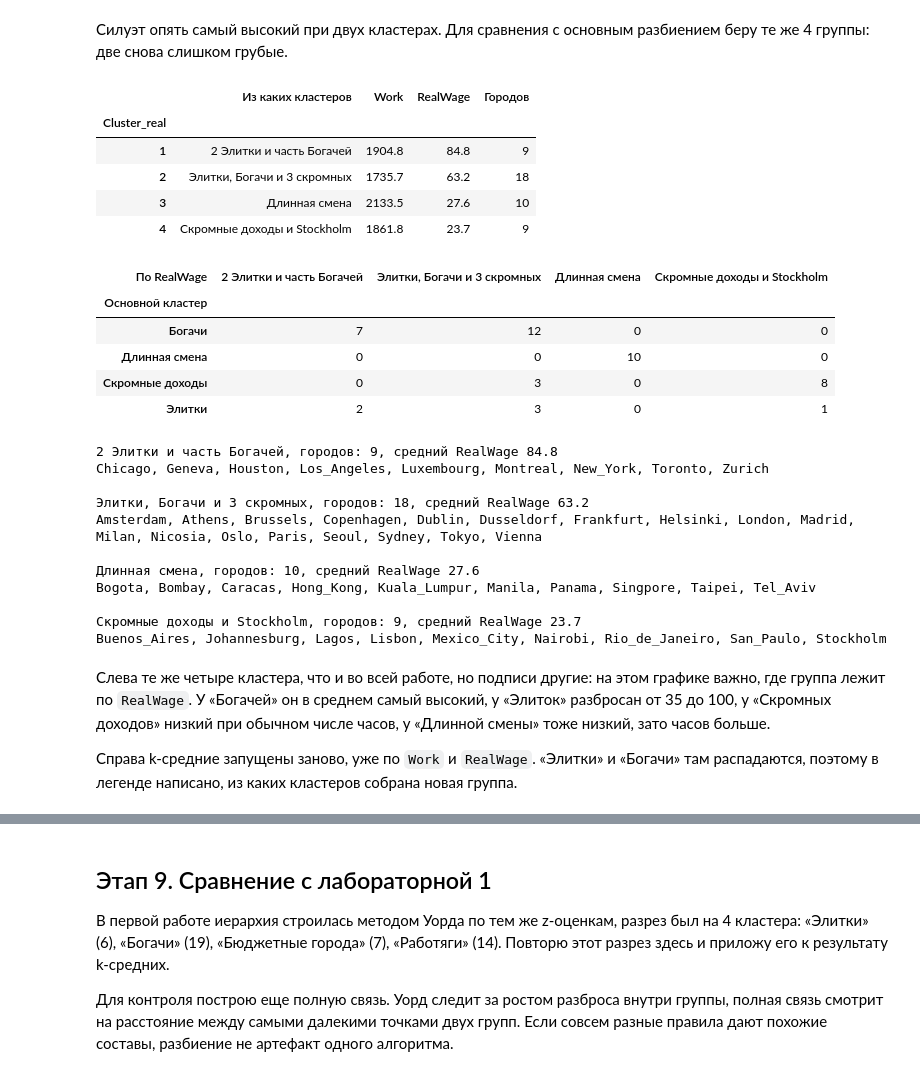
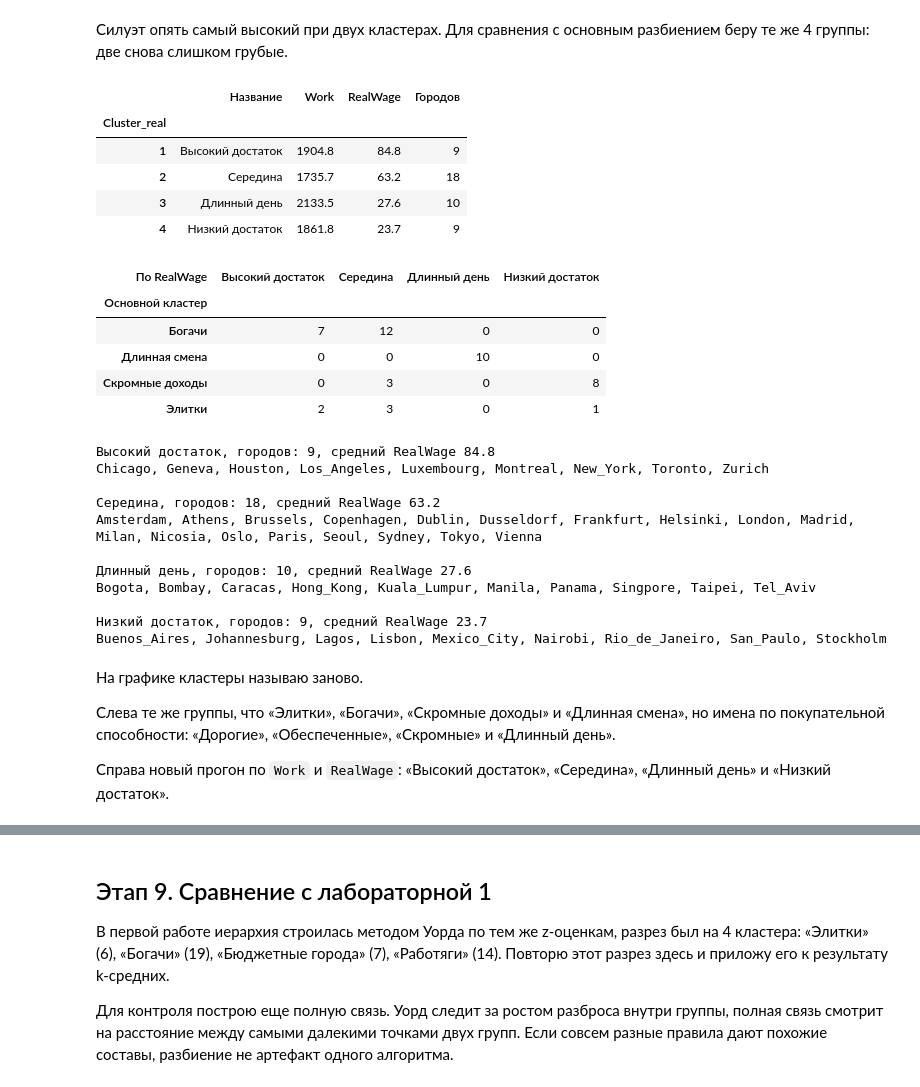
Before and after one commit to destorz11/Python-data-analysis, a Jupyter notebook: lab2_kmeans/notebooks/lab2_kmeans.ipynb, the cells around one changed output, grey strips where cells are left out. Cells and saved outputs as stored; diff of their text form; code cells hidden in the pictures.

```diff
--- a/lab2_kmeans/notebooks/lab2_kmeans.ipynb
+++ b/lab2_kmeans/notebooks/lab2_kmeans.ipynb
@@ -813,37 +813,37 @@ pd.Series(scores_real, index=range(2, 7), name='Silhouette').round(3).to_frame()
 Силуэт опять самый высокий при двух кластерах. Для сравнения с основным разбиением беру те же 4 группы: две снова слишком грубые.
 # %%
 real_names = {
-    1: '2 Элитки и часть Богачей',
-    2: 'Элитки, Богачи и 3 скромных',
-    3: 'Длинная смена',
-    4: 'Скромные доходы и Stockholm',
+    1: 'Высокий достаток',
+    2: 'Середина',
+    3: 'Длинный день',
+    4: 'Низкий достаток',
 }
 
 real_labels = KMeans(n_clusters=4, init='k-means++', n_init=50, random_state=0).fit(X_real).labels_
 real_labels = pd.Series(real_labels, index=df_clusters.index)
 order = df_clusters.groupby(real_labels)['RealWage'].mean().sort_values(ascending=False).index
 df_clusters['Cluster_real'] = real_labels.map({old: new for new, old in enumerate(order, start=1)})
 df_clusters['RealWage_кластер'] = df_clusters['Cluster_real'].map(real_names)
 
 real_profile = df_clusters.groupby('Cluster_real')[['Work', 'RealWage']].mean().round(1)
 real_profile['Городов'] = df_clusters['Cluster_real'].value_counts()
-real_profile.insert(0, 'Из каких кластеров', real_profile.index.map(real_names))
+real_profile.insert(0, 'Название', real_profile.index.map(real_names))
 display(real_profile)
 
 named = pd.Categorical(
     df_clusters['RealWage_кластер'],
     categories=[real_names[i] for i in range(1, 5)],
     ordered=True,
 )
 pd.crosstab(df_clusters['Название'], named, rownames=['Основной кластер'], colnames=['По RealWage'])
 # %% [output]
-|  | Из каких кластеров | Work | RealWage | Городов |
+|  | Название | Work | RealWage | Городов |
 | Cluster_real |  |  |  |  |
-| 1 | 2 Элитки и часть Богачей | 1904.8 | 84.8 | 9 |
-| 2 | Элитки, Богачи и 3 скромных | 1735.7 | 63.2 | 18 |
-| 3 | Длинная смена | 2133.5 | 27.6 | 10 |
-| 4 | Скромные доходы и Stockholm | 1861.8 | 23.7 | 9 |
+| 1 | Высокий достаток | 1904.8 | 84.8 | 9 |
+| 2 | Середина | 1735.7 | 63.2 | 18 |
+| 3 | Длинный день | 2133.5 | 27.6 | 10 |
+| 4 | Низкий достаток | 1861.8 | 23.7 | 9 |
-| По RealWage | 2 Элитки и часть Богачей | Элитки, Богачи и 3 скромных | Длинная смена | Скромные доходы и Stockholm |
+| По RealWage | Высокий достаток | Середина | Длинный день | Низкий достаток |
 | Основной кластер |  |  |  |  |
 | Богачи | 7 | 12 | 0 | 0 |
 | Длинная смена | 0 | 0 | 10 | 0 |
@@ -856,21 +856,23 @@ for cluster in range(1, 5):
     print(', '.join(group.index))
     print()
 # %% [output]
-2 Элитки и часть Богачей, городов: 9, средний RealWage 84.8
+Высокий достаток, городов: 9, средний RealWage 84.8
 Chicago, Geneva, Houston, Los_Angeles, Luxembourg, Montreal, New_York, Toronto, Zurich
 
-Элитки, Богачи и 3 скромных, городов: 18, средний RealWage 63.2
+Середина, городов: 18, средний RealWage 63.2
 Amsterdam, Athens, Brussels, Copenhagen, Dublin, Dusseldorf, Frankfurt, Helsinki, London, Madrid, Milan, Nicosia, Oslo, Paris, Seoul, Sydney, Tokyo, Vienna
 
-Длинная смена, городов: 10, средний RealWage 27.6
+Длинный день, городов: 10, средний RealWage 27.6
 Bogota, Bombay, Caracas, Hong_Kong, Kuala_Lumpur, Manila, Panama, Singpore, Taipei, Tel_Aviv
 
-Скромные доходы и Stockholm, городов: 9, средний RealWage 23.7
+Низкий достаток, городов: 9, средний RealWage 23.7
 Buenos_Aires, Johannesburg, Lagos, Lisbon, Mexico_City, Nairobi, Rio_de_Janeiro, San_Paulo, Stockholm
 # %% [markdown]
-Слева те же четыре кластера, что и во всей работе, но подписи другие: на этом графике важно, где группа лежит по `RealWage`. У «Богачей» он в среднем самый высокий, у «Элиток» разбросан от 35 до 100, у «Скромных доходов» низкий при обычном числе часов, у «Длинной смены» тоже низкий, зато часов больше.
+На графике кластеры называю заново.
 
-Справа k-средние запущены заново, уже по `Work` и `RealWage`. «Элитки» и «Богачи» там распадаются, поэтому в легенде написано, из каких кластеров собрана новая группа.
+Слева те же группы, что «Элитки», «Богачи», «Скромные доходы» и «Длинная смена», но имена по покупательной способности: «Дорогие», «Обеспеченные», «Скромные» и «Длинный день».
+
+Справа новый прогон по `Work` и `RealWage`: «Высокий достаток», «Середина», «Длинный день» и «Низкий достаток».
 # %%
 fig, axes = plt.subplots(1, 2, figsize=(14, 5.2), sharex=True, sharey=True)
 
```
Also changed, not shown: parts of 2 cells of this notebook.
